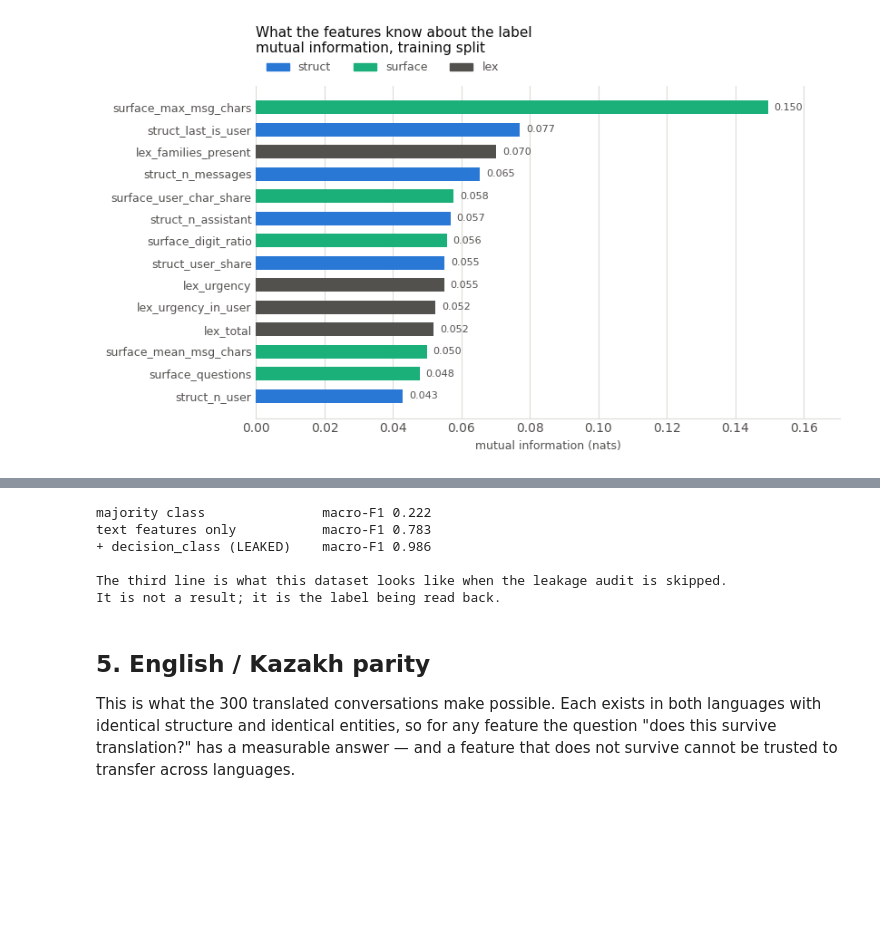
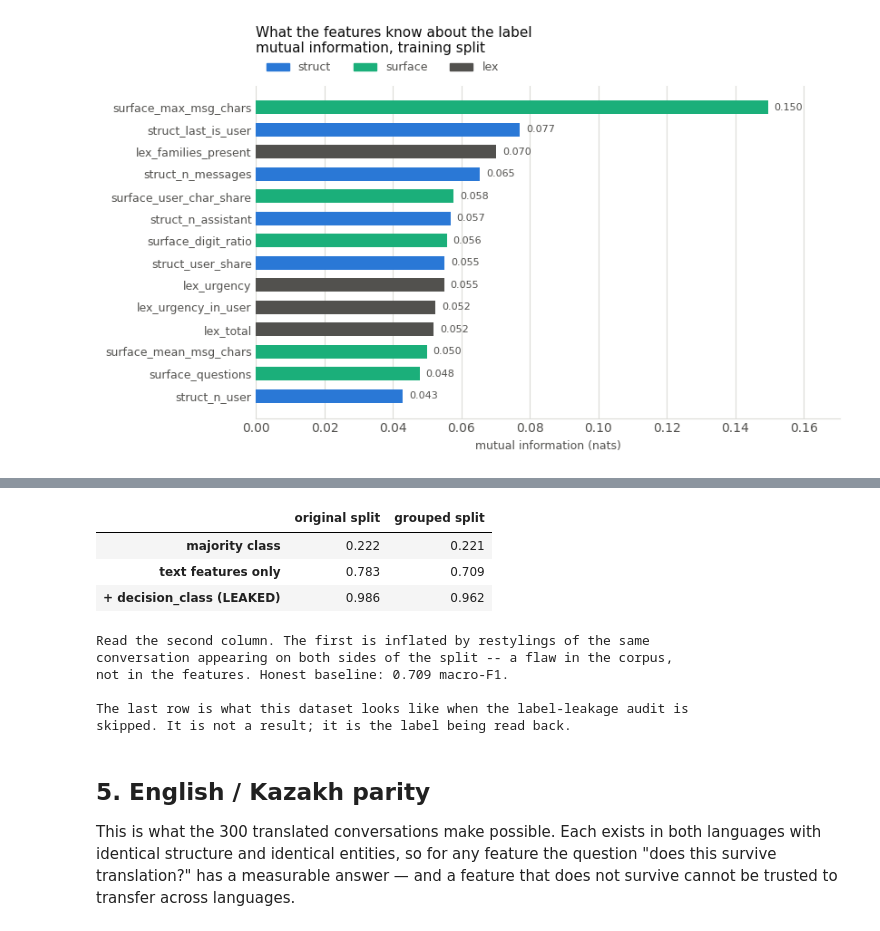
Before and after one commit to DaurenZh/scambench-kk, a Jupyter notebook: notebooks/02_feature_engineering.ipynb, the cells around one changed output, grey strips where cells are left out. Cells and saved outputs as stored; diff of their text form; code cells hidden in the pictures; blank space fills up the shorter version.

```diff
--- a/notebooks/02_feature_engineering.ipynb
+++ b/notebooks/02_feature_engineering.ipynb
@@ -363,43 +375,62 @@ one leaking column, reaches a score that looks like success and means nothing.
 # %%
 from sklearn.dummy import DummyClassifier
 from sklearn.ensemble import HistGradientBoostingClassifier
 from sklearn.metrics import f1_score
 from sklearn.preprocessing import OrdinalEncoder
 
-valid = features["validation"]
-X_train, y_train = train[cols].to_numpy(float), train.label_3class
-X_valid, y_valid = valid[cols].to_numpy(float), valid.label_3class
+grouped = pd.read_csv(ROOT / "data" / "splits" / "grouped_split.csv").set_index("id")
+feat["split_grouped"] = feat.id.map(grouped.split_grouped)
+corpus_by_id = corpus.set_index("id")
 
-baseline = DummyClassifier(strategy="most_frequent").fit(X_train, y_train)
-honest = HistGradientBoostingClassifier(max_iter=150, random_state=0).fit(X_train, y_train)
 
-scores = {
-    "majority class": f1_score(y_valid, baseline.predict(X_valid), average="macro"),
-    "text features only": f1_score(y_valid, honest.predict(X_valid), average="macro"),
-}
+def score(split_column):
+    train = feat[feat[split_column] == "train"]
+    valid = feat[feat[split_column] == "validation"]
+    X_train, X_valid = train[cols].to_numpy(float), valid[cols].to_numpy(float)
+    y_train, y_valid = train.label_3class, valid.label_3class
 
-# now add the single most leaking usable-looking column
-leak_train = merged["train"].set_index("id").loc[train.id, ["decision_class"]]
-leak_valid = merged["validation"].set_index("id").loc[valid.id, ["decision_class"]]
-encoder = OrdinalEncoder(handle_unknown="use_encoded_value", unknown_value=-1)
-X_train_leak = np.hstack([X_train, encoder.fit_transform(leak_train)])
-X_valid_leak = np.hstack([X_valid, encoder.transform(leak_valid)])
-leaked = HistGradientBoostingClassifier(max_iter=150, random_state=0).fit(X_train_leak, y_train)
-scores["+ decision_class (LEAKED)"] = f1_score(y_valid, leaked.predict(X_valid_leak),
-                                               average="macro")
+    out = {}
+    out["majority class"] = f1_score(
+        y_valid, DummyClassifier(strategy="most_frequent")
+        .fit(X_train, y_train).predict(X_valid), average="macro")
+    out["text features only"] = f1_score(
+        y_valid, HistGradientBoostingClassifier(max_iter=150, random_state=0)
+        .fit(X_train, y_train).predict(X_valid), average="macro")
 
-for name, score in scores.items():
-    print(f"{name:<28} macro-F1 {score:.3f}")
+    encoder = OrdinalEncoder(handle_unknown="use_encoded_value", unknown_value=-1)
+    leak_train = encoder.fit_transform(corpus_by_id.loc[train.id, ["decision_class"]])
+    leak_valid = encoder.transform(corpus_by_id.loc[valid.id, ["decision_class"]])
+    out["+ decision_class (LEAKED)"] = f1_score(
+        y_valid, HistGradientBoostingClassifier(max_iter=150, random_state=0)
+        .fit(np.hstack([X_train, leak_train]), y_train)
+        .predict(np.hstack([X_valid, leak_valid])), average="macro")
+    return out
+
+
+results = pd.DataFrame({
+    "original split": score("split"),
+    "grouped split": score("split_grouped"),
+}).round(3)
+display(results)
+
+print("Read the second column. The first is inflated by restylings of the same")
+print("conversation appearing on both sides of the split -- a flaw in the corpus,")
+print("not in the features. Honest baseline: "
+      f"{results.loc['text features only', 'grouped split']:.3f} macro-F1.")
 print()
-print("The third line is what this dataset looks like when the leakage audit is skipped.")
-print("It is not a result; it is the label being read back.")
+print("The last row is what this dataset looks like when the label-leakage audit is")
+print("skipped. It is not a result; it is the label being read back.")
 # %% [output]
+|  | original split | grouped split |
+| majority class | 0.222 | 0.221 |
+| text features only | 0.783 | 0.709 |
+| + decision_class (LEAKED) | 0.986 | 0.962 |
-majority class               macro-F1 0.222
-text features only           macro-F1 0.783
-+ decision_class (LEAKED)    macro-F1 0.986
+Read the second column. The first is inflated by restylings of the same
+conversation appearing on both sides of the split -- a flaw in the corpus,
+not in the features. Honest baseline: 0.709 macro-F1.
 
-The third line is what this dataset looks like when the leakage audit is skipped.
-It is not a result; it is the label being read back.
+The last row is what this dataset looks like when the label-leakage audit is
+skipped. It is not a result; it is the label being read back.
 # %% [markdown]
 ## 5. English / Kazakh parity
 
```
Also changed, not shown: parts of 1 cell of this notebook, 3 other files.
